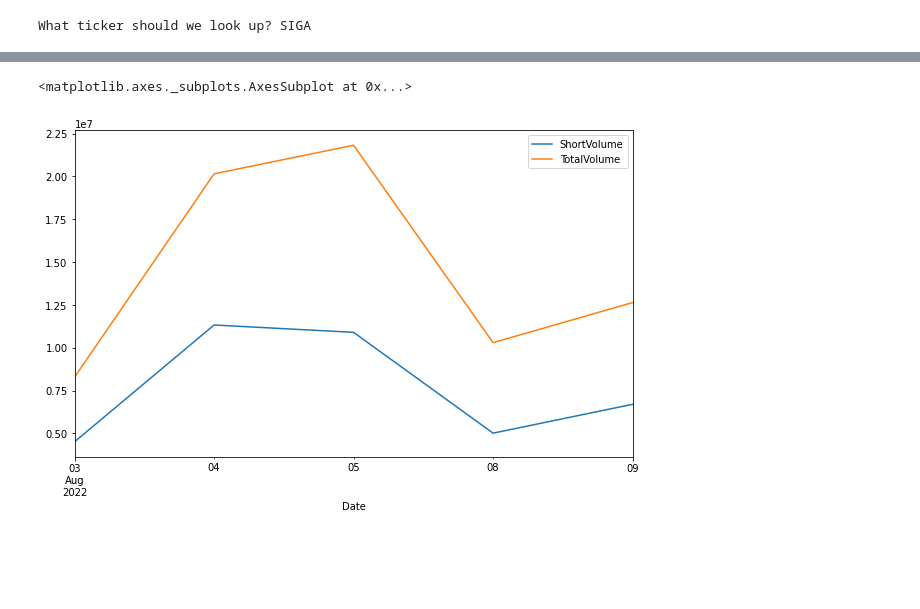
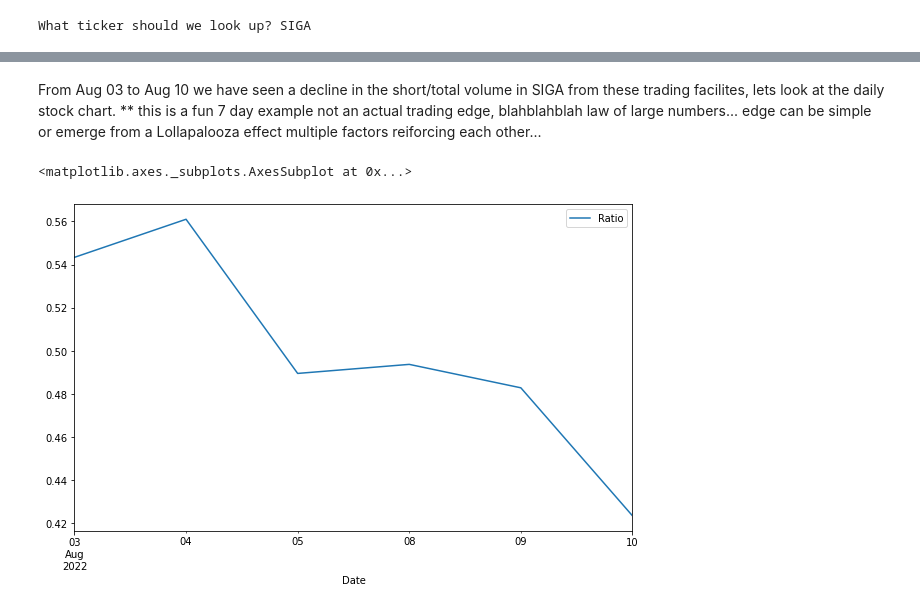
Before and after one commit to Meta-Sean/Short-Sales-Gamma-Exposure-and-Implied-Order-Book, a Jupyter notebook: Short_Sales_Daily_Reports.ipynb, the cells around one changed output, grey strips where cells are left out. Cells and saved outputs as stored; diff of their text form; code cells hidden in the pictures; blank space fills up the shorter version.

```diff
--- a/Short_Sales_Daily_Reports.ipynb
+++ b/Short_Sales_Daily_Reports.ipynb
@@ -1,6 +1,12 @@
 # %% [markdown]
 <a href="https://colab.research.google.com/github/Meta-Sean/sqzme/blob/main/Short_Sales_Daily_Reports.ipynb" target="_parent"><img src="https://colab.research.google.com/assets/colab-badge.svg" alt="Open In Colab"/></a>
 # %%
+## TODO:
+# Create Column 'Ratio' between short volume and total volume
+# Grab total volume from all exchanges to know how much information is missing
+# short is long - the more short sales - indication of dealers filling long buyers
+# implying more demand for the stock from the buy side
+
 # Lets see if we can download the daily volume reports from the web
 # try FINRA first
 import requests
@@ -28,9 +34,9 @@ def finra_data_download(facilities, dates):
 
 # set-up
 facilities = ['FNQC','FNSQ', 'FNYX']
-dates = ['20220803', '20220804', '20220805', '20220808', '20220809']
+dates = ['20220803', '20220804', '20220805', '20220808', '20220809', '20220810']
 # call function and check downloads
-#finra_data_download(facilities, dates)
+finra_data_download(facilities, dates)
 
 def create_filelist(facilities, dates):
   """
@@ -195,5 +204,8 @@ total_volume = FINRA_ticker_df.groupby(['Date']).TotalVolume.sum()
 short_volume_df = pd.DataFrame(short_volume)
 total_volume_df = pd.DataFrame(total_volume)
 merged_df = pd.merge(short_volume_df, total_volume_df, how='outer', on='Date')
+#merged_df['Ratio'] = merged_df['ShortVolume'] / merged_df['TotalVolume']
+# Can use apply method as well
+merged_df['Ratio'] = merged_df.apply(lambda row: row.ShortVolume / row.TotalVolume, axis=1)
 merged_df
 # %% [output]
@@ -207,9 +223,12 @@ merged_df
 # %%
 #EDGX_ticker_df.to_csv("EDGX-GOVX.csv")
 merged_df.to_csv("FINRA-TRF-SIGA.csv")
+# %% [markdown]
+From Aug 03 to Aug 10 we have seen a decline in the short/total volume in SIGA from these trading facilites, lets look at the daily stock chart.
+** this is a fun 7 day example not an actual trading edge, blahblahblah law of large numbers... edge can be simple or emerge from a Lollapalooza effect multiple factors reiforcing each other...
 # %%
-merged_df.plot.line(y=['ShortVolume', 'TotalVolume'], figsize=(10,6))
+merged_df.plot.line(y=['Ratio'], figsize=(10,6))
 #EDGX_ticker_df.plot.line(y=['Short Volume', 'Total Volume'], figsize=(10,6))
 # %% [output]
 <matplotlib.axes._subplots.AxesSubplot at 0x...>
-[figure, old version]
+[figure, new version]
```
Also changed, not shown: parts of 11 cells of this notebook.
